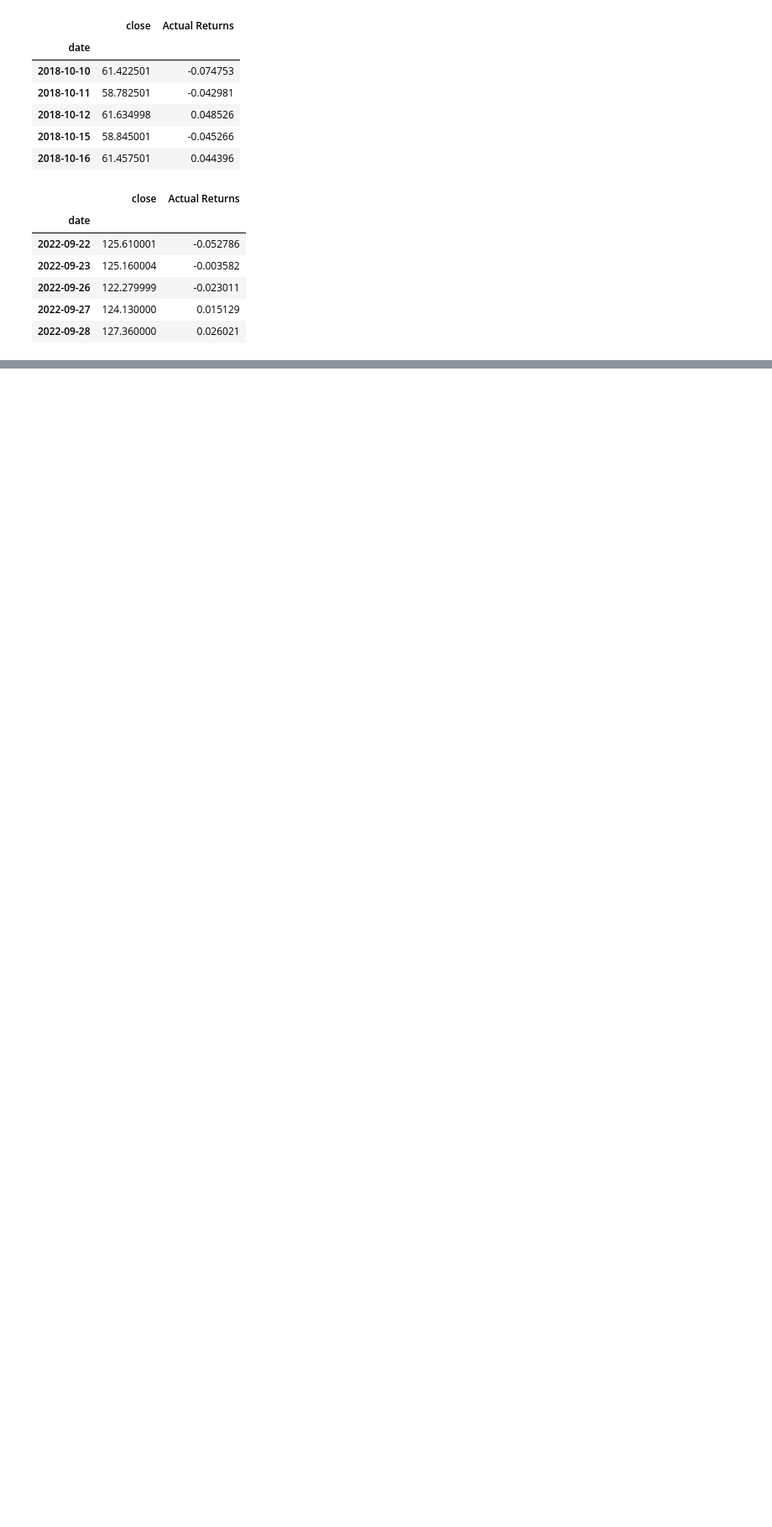
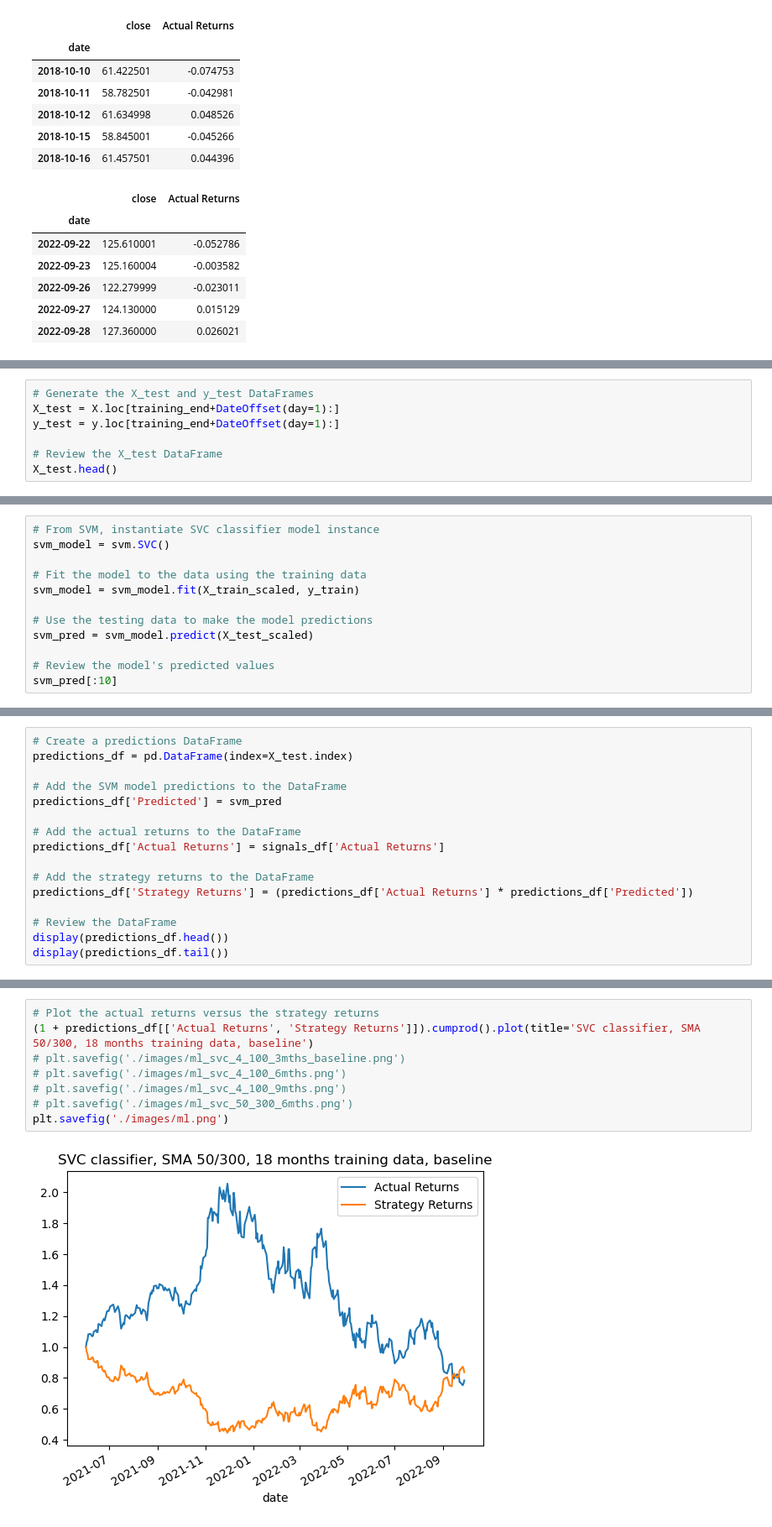
Before and after one commit to jamestan8292/Trading_Bot, a Jupyter notebook: main_ml.ipynb, the cells around one changed output, grey strips where cells are left out. Shown at 84% size. Drawn from its saved outputs; the diff is of its cells as text; blank space fills up the shorter version.

```diff
--- a/main_ml.ipynb
+++ b/main_ml.ipynb
@@ -242,0 +262,7 @@ TypeError: cannot do slice indexing on DatetimeIndex with these indexers [Dateti
+# %%
+# Generate the X_test and y_test DataFrames
+X_test = X.loc[training_end+DateOffset(day=1):]
+y_test = y.loc[training_end+DateOffset(day=1):]
+
+# Review the X_test DataFrame
+X_test.head()
@@ -242,0 +289,12 @@ TypeError: cannot do slice indexing on DatetimeIndex with these indexers [Dateti
+# %%
+# From SVM, instantiate SVC classifier model instance
+svm_model = svm.SVC()
+
+# Fit the model to the data using the training data
+svm_model = svm_model.fit(X_train_scaled, y_train)
+
+# Use the testing data to make the model predictions
+svm_pred = svm_model.predict(X_test_scaled)
+
+# Review the model's predicted values
+svm_pred[:10]
@@ -242,0 +318,16 @@ TypeError: cannot do slice indexing on DatetimeIndex with these indexers [Dateti
+# %%
+# Create a predictions DataFrame
+predictions_df = pd.DataFrame(index=X_test.index)
+
+# Add the SVM model predictions to the DataFrame
+predictions_df['Predicted'] = svm_pred
+
+# Add the actual returns to the DataFrame
+predictions_df['Actual Returns'] = signals_df['Actual Returns']
+
+# Add the strategy returns to the DataFrame
+predictions_df['Strategy Returns'] = (predictions_df['Actual Returns'] * predictions_df['Predicted'])
+
+# Review the DataFrame
+display(predictions_df.head())
+display(predictions_df.tail())
@@ -242,0 +349,10 @@ TypeError: cannot do slice indexing on DatetimeIndex with these indexers [Dateti
+# %%
+# Plot the actual returns versus the strategy returns
+(1 + predictions_df[['Actual Returns', 'Strategy Returns']]).cumprod().plot(title='SVC classifier, SMA 50/300, 18 months training data, baseline')
+# plt.savefig('./images/ml_svc_4_100_3mths_baseline.png')
+# plt.savefig('./images/ml_svc_4_100_6mths.png')
+# plt.savefig('./images/ml_svc_4_100_9mths.png')
+# plt.savefig('./images/ml_svc_50_300_6mths.png')
+plt.savefig('./images/ml.png')
+# %% [output]
+[figure, added]
```
Also changed, not shown: parts of 18 cells of this notebook.
